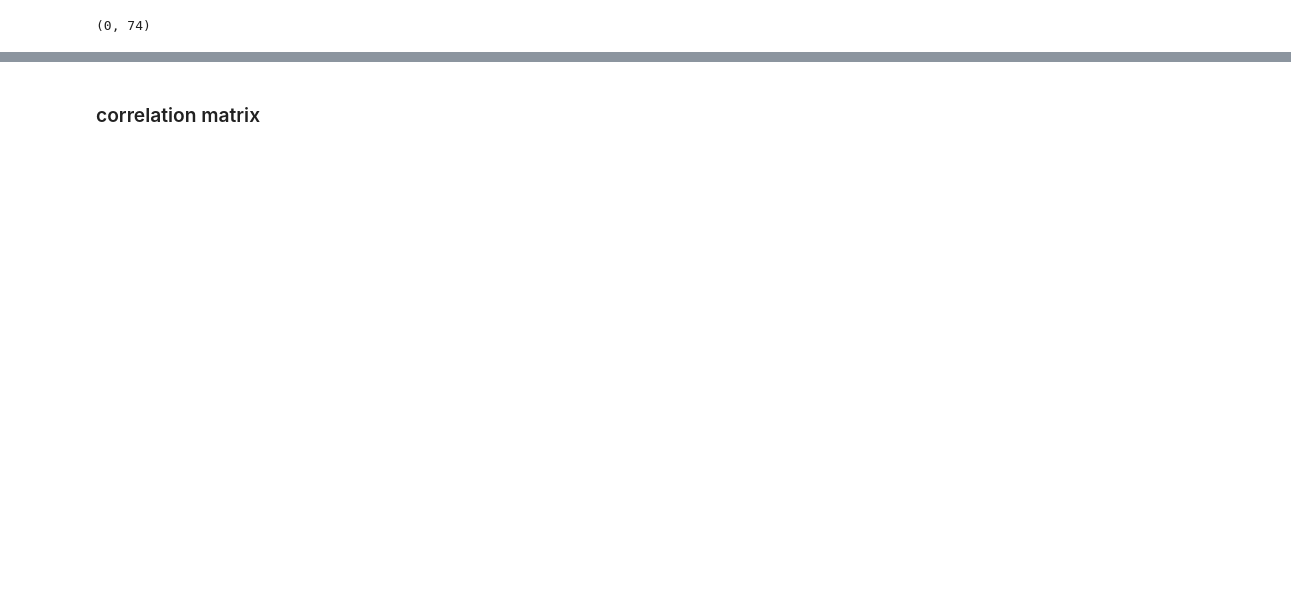
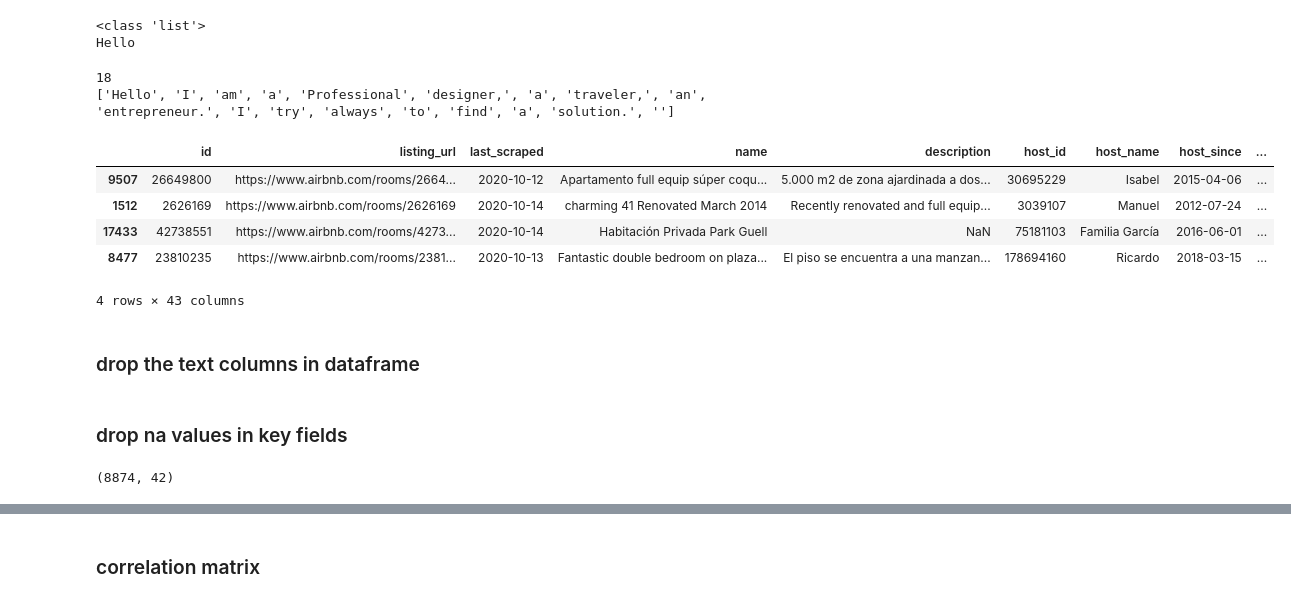
Before and after one commit to Jiawei997/qm, a Jupyter notebook: qm.ipynb, the cells around one changed output, grey strips where cells are left out. Drawn from its saved outputs; the diff is of its cells as text; code cells hidden in the pictures; blank space fills up the shorter version.

```diff
--- a/qm.ipynb
+++ b/qm.ipynb
@@ -10,8 +10,8 @@ cols = ['id', 'listing_url', 'last_scraped', 'name', 'description', 'host_id', '
         'first_review', 'last_review', 'review_scores_rating', 'review_scores_cleanliness',
         'review_scores_checkin', 'review_scores_communication', 'review_scores_location', 'license',
         'instant_bookable', 'calculated_host_listings_count', 'reviews_per_month']
-key_fields=['review_scores_rating',]
-df = pd.read_csv('listings.csv')
-df['price'] = df.price.str.replace('$','').str.replace(',','').astype(float)
+key_fields=['host_about']
+df = pd.read_csv('listings.csv',usecols=cols)
+#df['price'] = df.price.str.replace('$','').str.replace(',','').astype(float)
 print(df.shape)
 # %% [output]
@@ -18,0 +21,44 @@ print(df.shape)
+# %%
+#convert all the value in host about to lol.
+host_about_list=[]
+for i in df.host_about:
+
+    if isinstance(i, str)== False:
+        j=str(i)
+
+        host_about_list.append(j.split(" "))
+
+    else:
+
+        host_about_list.append(i.split(" "))
+# %%
+print(type(host_about_list))
+print(host_about_list[0][0])
+# %% [output]
+<class 'list'>
+Hello
+# %%
+host_about_len=[]
+for i in host_about_list:
+    j=len(i)
+    host_about_len.append(j)
+# %%
+#check the consistency
+print(host_about_len[0])
+print(host_about_list[0])
+# %% [output]
+18
+['Hello', 'I', 'am', 'a', 'Professional', 'designer,', 'a', 'traveler,', 'an', 'entrepreneur.', 'I', 'try', 'always', 'to', 'find', 'a', 'solution.', '']
+# %%
+df['host_about_len'] = host_about_len
+# %%
+df.sample(4, random_state=42)
+# %% [output]
+|  | id | listing_url | last_scraped | name | description | host_id | host_name | host_since | ... |
+| 9507 | 26649800 | https://www.airbnb.com/rooms/2664... | 2020-10-12 | Apartamento full equip súper coqu... | 5.000 m2 de zona ajardinada a dos... | 30695229 | Isabel | 2015-04-06 | ... |
+| 1512 | 2626169 | https://www.airbnb.com/rooms/2626169 | 2020-10-14 | charming 41 Renovated March 2014 | Recently renovated and full equip... | 3039107 | Manuel | 2012-07-24 | ... |
+| 17433 | 42738551 | https://www.airbnb.com/rooms/4273... | 2020-10-14 | Habitación Privada Park Guell | NaN | 75181103 | Familia García | 2016-06-01 | ... |
+| 8477 | 23810235 | https://www.airbnb.com/rooms/2381... | 2020-10-13 | Fantastic double bedroom on plaza... | El piso se encuentra a una manzan... | 178694160 | Ricardo | 2018-03-15 | ... |
+4 rows × 43 columns
+# %% [markdown]
+### drop the text columns in dataframe
@@ -19,9 +67,9 @@ print(df.shape)
+# %% [markdown]
+### drop na values in key fields
 # %%
-"""df.drop(df[((df.latitude.isna())|(df.longitude.isna()))].index, axis=0, inplace=True)
-df.drop(df[((df.latitude < 40)|(df.longitude > 1))].index, axis=0, inplace=True)
-print(df.shape)"""
+#df.drop(index=(df[(df.host_response_rate.isna()) | (df.review_scores_rating.isna()) | (df.price.isna())].index), inplace=True)
+df.drop(df[(df.host_response_rate.isna()) | (df.review_scores_rating.isna()) | (df.price.isna())].index.values, axis=0, inplace=True)
+
+print(df.shape)
+# %% [output]
+(8874, 42)
-# %%
-'''df.drop(index=(df.isna().index),inplace=True)
-print(df.shape)'''
-# %% [output]
-(0, 74)
```
Also changed, not shown: parts of 10 cells of this notebook.
